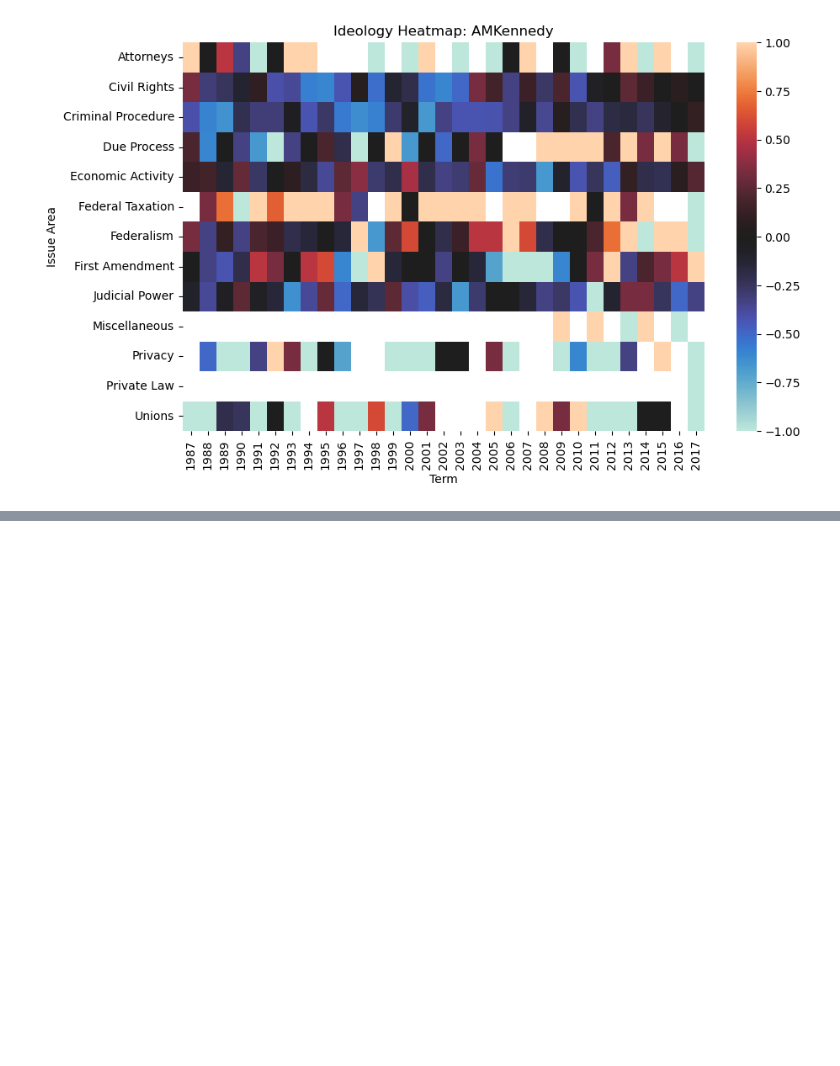
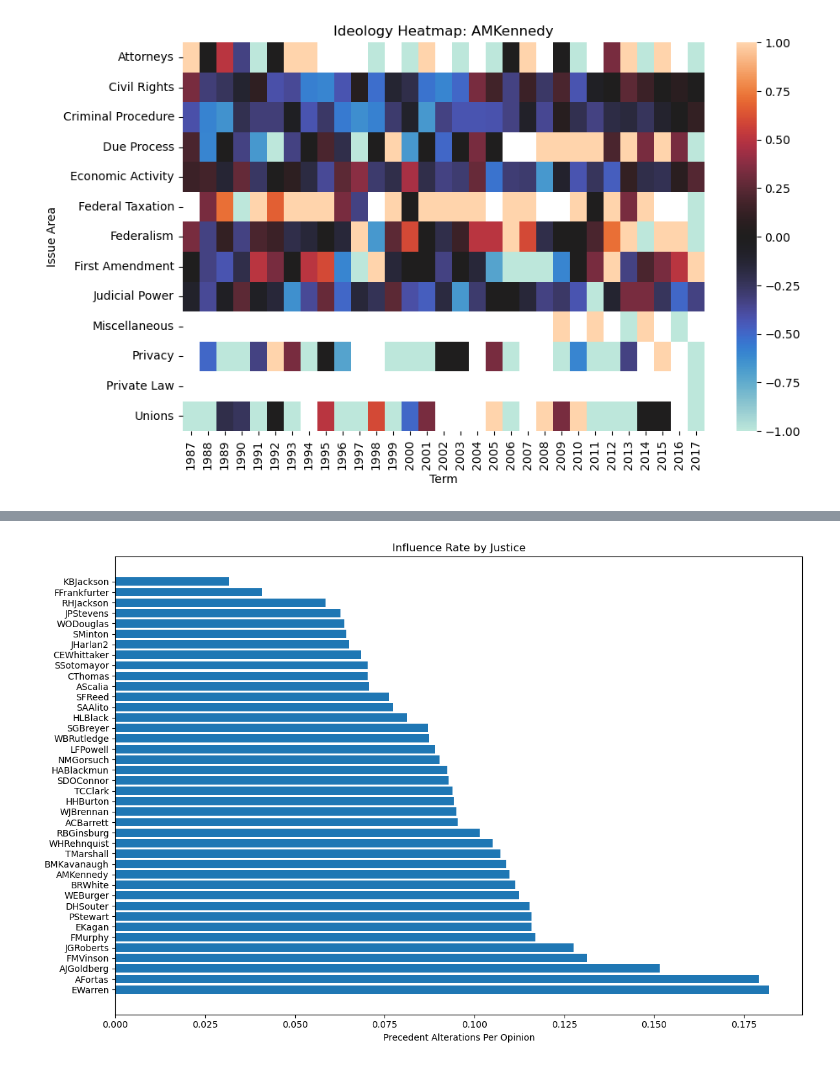
Before and after one commit to zs-zhuang/Supreme-Court-Case-Analytics, a Jupyter notebook: notebooks/justice_behavior.ipynb, the cells around one changed output, grey strips where cells are left out. Drawn from its saved outputs; the diff is of its cells as text; code cells hidden in the pictures; blank space fills up the shorter version.

```diff
--- a/notebooks/justice_behavior.ipynb
+++ b/notebooks/justice_behavior.ipynb
@@ -435,0 +551,23 @@ plot_heatmap("AMKennedy")
+# %%
+# ranked bar chart
+
+justice_stats = justice_stats.sort_values(
+    "precedent_per_opinion",
+    ascending=False
+)
+
+fig, ax = plt.subplots(figsize=(12, 8))
+
+ax.barh(
+    justice_stats["justiceName"],
+    justice_stats["precedent_per_opinion"]
+)
+
+ax.set_xlabel("Precedent Alterations Per Opinion")
+ax.set_title("Influence Rate by Justice")
+
+plt.tight_layout()
+plt.savefig('../results/justice_opinionWritten_vs_precedentAlter_ranked.jpg', format='jpg', dpi=300)
+plt.show()
+# %% [output]
+[figure, added]
```
Also changed, not shown: parts of 2 cells of this notebook, 3 other files.
